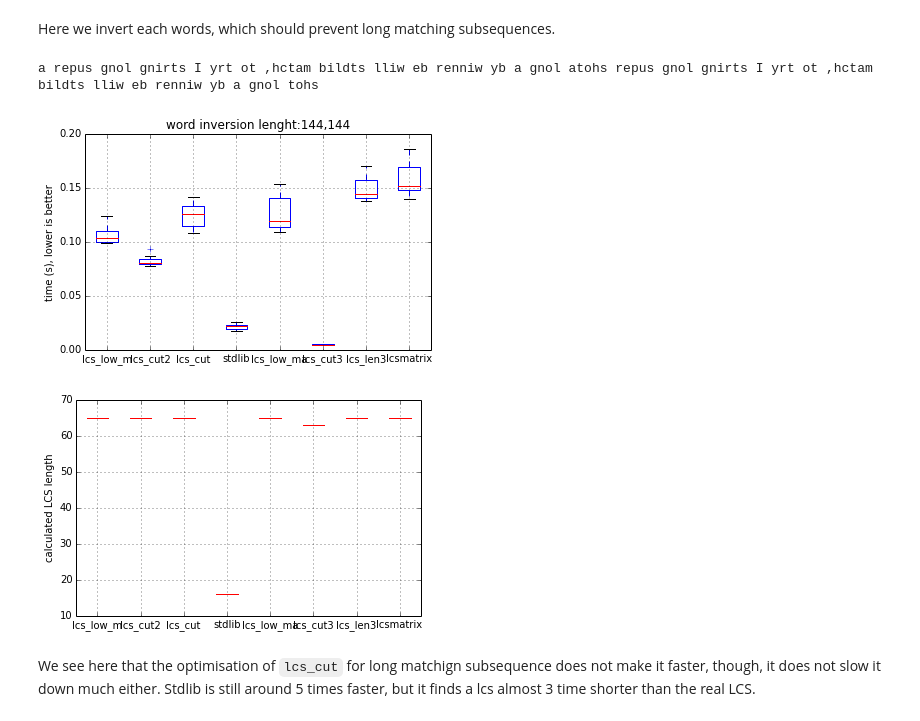
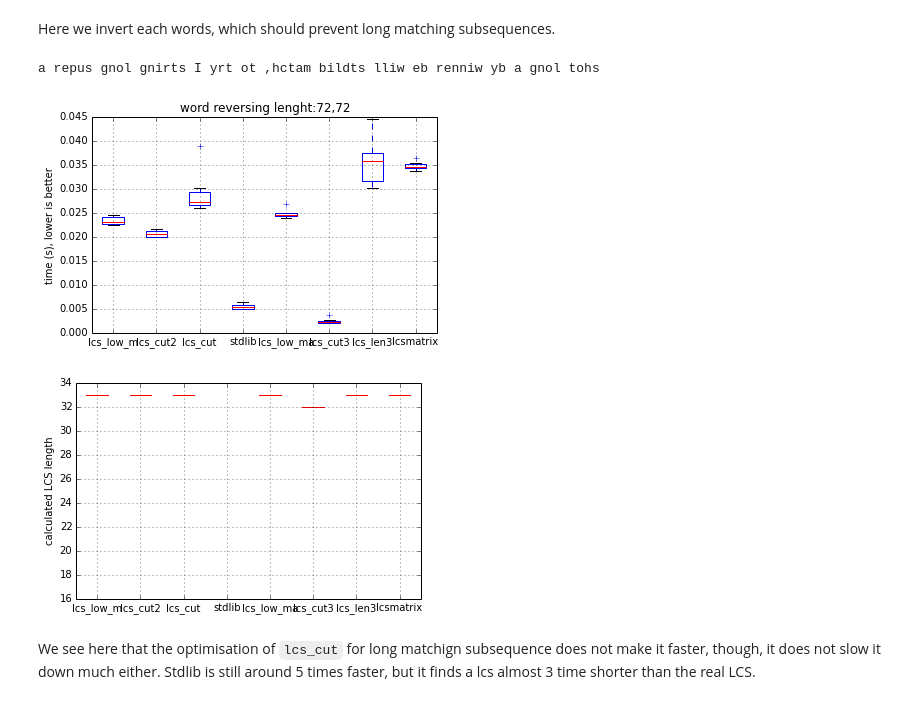
Before and after one commit to Carreau/difflib2.py, a Jupyter notebook: examples/difflib2.ipynb, the cells around one changed output. Drawn from its saved outputs; the diff is of its cells as text; code cells hidden in the pictures.

```diff
--- a/examples/difflib2.ipynb
+++ b/examples/difflib2.ipynb
@@ -431,6 +472,6 @@ a = b = 1
 # %%
 def lcs_cut3(s1, s2, bg=None):
-    """dummy minimal"""
+    """dummy minimal, Mock for performance comparison purpouses"""
     m = len(s1)
     n = len(s2)
     rngc = array('I',[0 for x in range(n)]) ## current row
@@ -582,0 +616,17 @@ withb(lcs_cut2,'abcde','abcde')
+# %%
+s1 = "a super long string I try to match, stdlib will be winner by a long shot"
+for i in range(1,len(s1)):
+    sx = s1[:i]
+
+    sy = '-'.join(map(lambda x: (x[::-1]),sx.split(' ')))
+    sx = '-'.join(sx.split(' '))
+    if stdlib(sx,sy) != lcsmatrix(sx,sy):
+        print(sx,stdlib(sx,sy),lcsmatrix(sx,sy))
+        print(sy)
+        break
+
+print('a-u-l-t')
+#test_case(case3c,8,8)
+_lcsmatrix(sx,sy)
+ll = list(difflib.SequenceMatcher(None,sx,sy).get_matching_blocks())
+print(''.join(list(map(lambda x:s1[x.a:x.a+x.size], ll))))
@@ -604,14 +659,14 @@ a upers ongl trings I ryt ot atch,m tdlibs illw eb innerw yb a ongl hotas upers
 Here we invert each words, which should prevent long matching subsequences.
 # %%
 s2 = ' '.join(map(lambda x: (x[::-1]),s1.split(' ')))
-case3c = (s1,s2,'word inversion')
+case3c = (s1,s2,'word reversing')
 print(s2)
 
 test_case(case3c,8,8)
 # %% [output]
-a repus gnol gnirts I yrt ot ,hctam bildts lliw eb renniw yb a gnol atohs repus gnol gnirts I yrt ot ,hctam bildts lliw eb renniw yb a gnol tohs
+a repus gnol gnirts I yrt ot ,hctam bildts lliw eb renniw yb a gnol tohs
-[figure, old version]
+[figure, new version]
-[figure, old version]
+[figure, new version]
 # %% [markdown]
 We see here that the optimisation of `lcs_cut` for long matchign subsequence does not make it faster, though, it does not slow it down much either. Stdlib is still around 5 times faster, but it finds a lcs almost 3 time shorter than the real LCS.
 # %%
```
Also changed, not shown: parts of 17 cells of this notebook.
